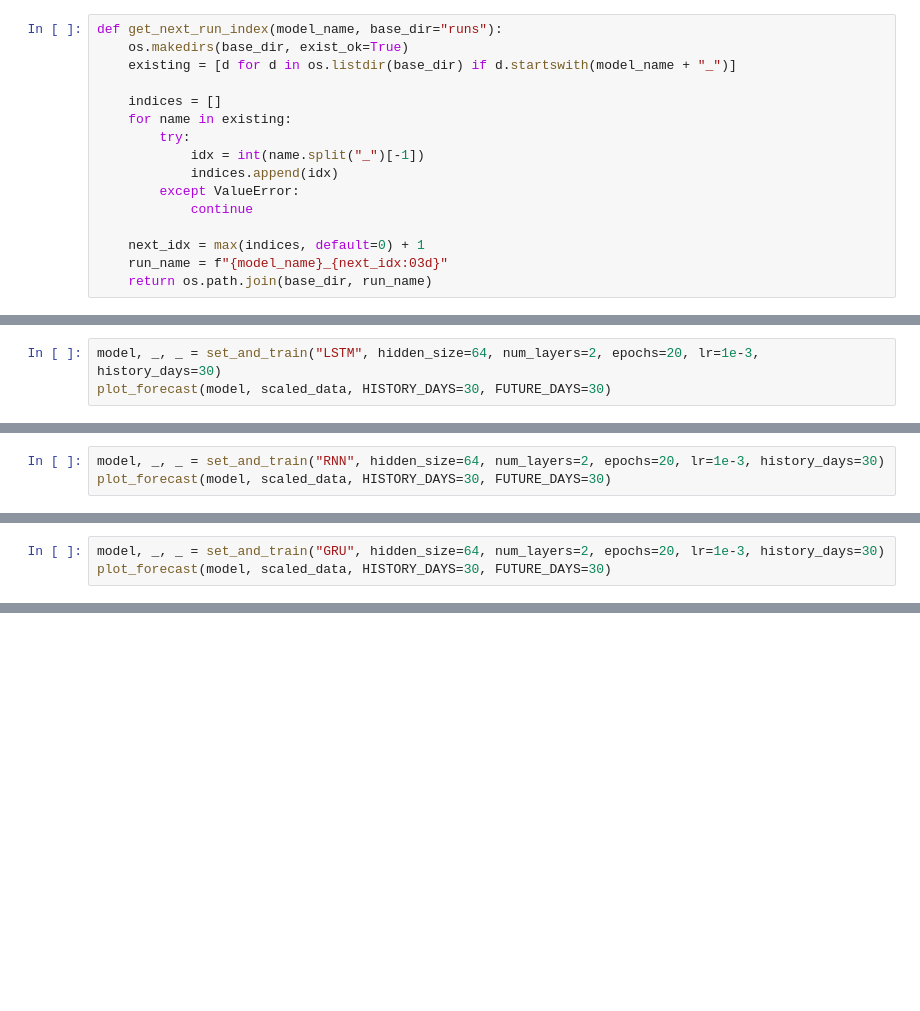
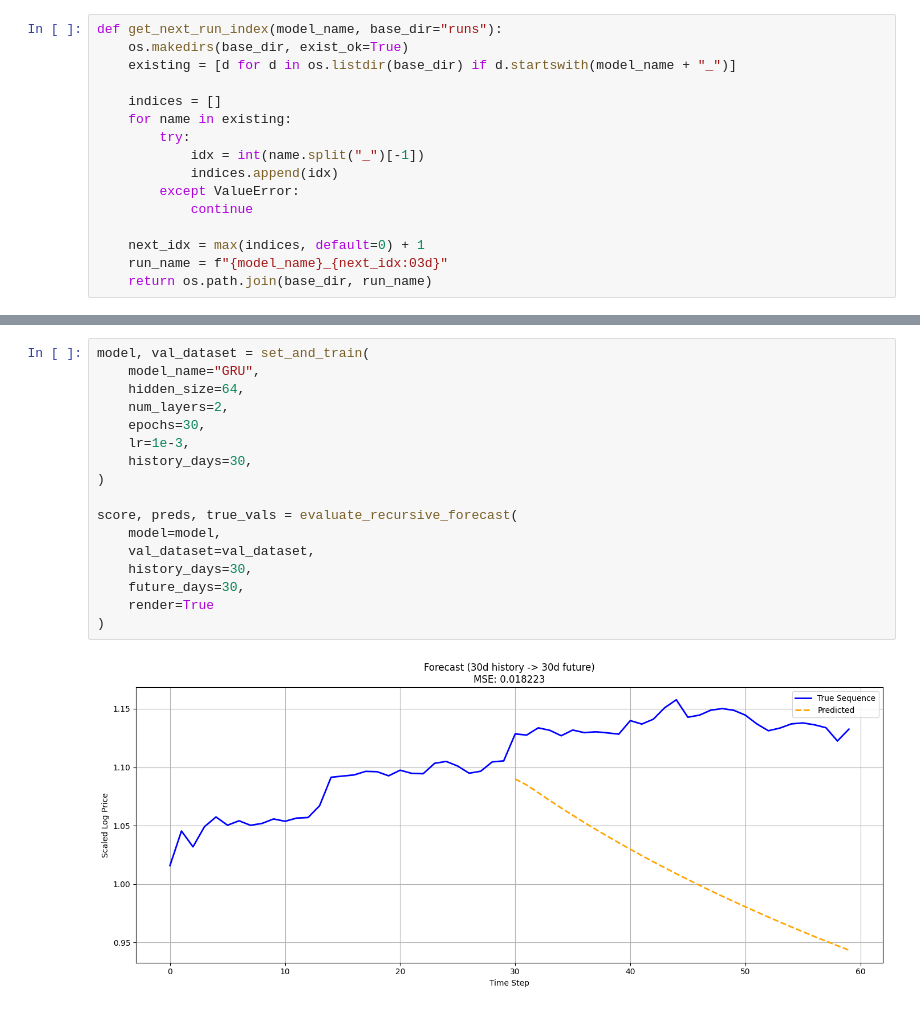
Before and after one commit to daniil-vikulov/DL_HSE, a Jupyter notebook: hw3/crypto.ipynb, the cells around one changed output, grey strips where cells are left out. Cells and saved outputs as stored; diff of their text form; blank space fills up the shorter version.

```diff
--- a/hw3/crypto.ipynb
+++ b/hw3/crypto.ipynb
@@ -239,3 +232,0 @@ def plot_forecast(model, data, HISTORY_DAYS=30, FUTURE_DAYS=30, start_index=None
-# %%
-model, _, _ = set_and_train("LSTM", hidden_size=64, num_layers=2, epochs=20, lr=1e-3, history_days=30)
-plot_forecast(model, scaled_data, HISTORY_DAYS=30, FUTURE_DAYS=30)
@@ -244,3 +232,0 @@ plot_forecast(model, scaled_data, HISTORY_DAYS=30, FUTURE_DAYS=30)
-# %%
-model, _, _ = set_and_train("RNN", hidden_size=64, num_layers=2, epochs=20, lr=1e-3, history_days=30)
-plot_forecast(model, scaled_data, HISTORY_DAYS=30, FUTURE_DAYS=30)
@@ -249,3 +232,0 @@ plot_forecast(model, scaled_data, HISTORY_DAYS=30, FUTURE_DAYS=30)
-# %%
-model, _, _ = set_and_train("GRU", hidden_size=64, num_layers=2, epochs=20, lr=1e-3, history_days=30)
-plot_forecast(model, scaled_data, HISTORY_DAYS=30, FUTURE_DAYS=30)
@@ -253,0 +276,19 @@ plot_forecast(model, scaled_data, HISTORY_DAYS=30, FUTURE_DAYS=30)
+# %%
+model, val_dataset = set_and_train(
+    model_name="GRU",
+    hidden_size=64,
+    num_layers=2,
+    epochs=30,
+    lr=1e-3,
+    history_days=30,
+)
+
+score, preds, true_vals = evaluate_recursive_forecast(
+    model=model,
+    val_dataset=val_dataset,
+    history_days=30,
+    future_days=30,
+    render=True
+)
+# %% [output]
+[figure, added]
```
Also changed, not shown: parts of 17 cells of this notebook.
